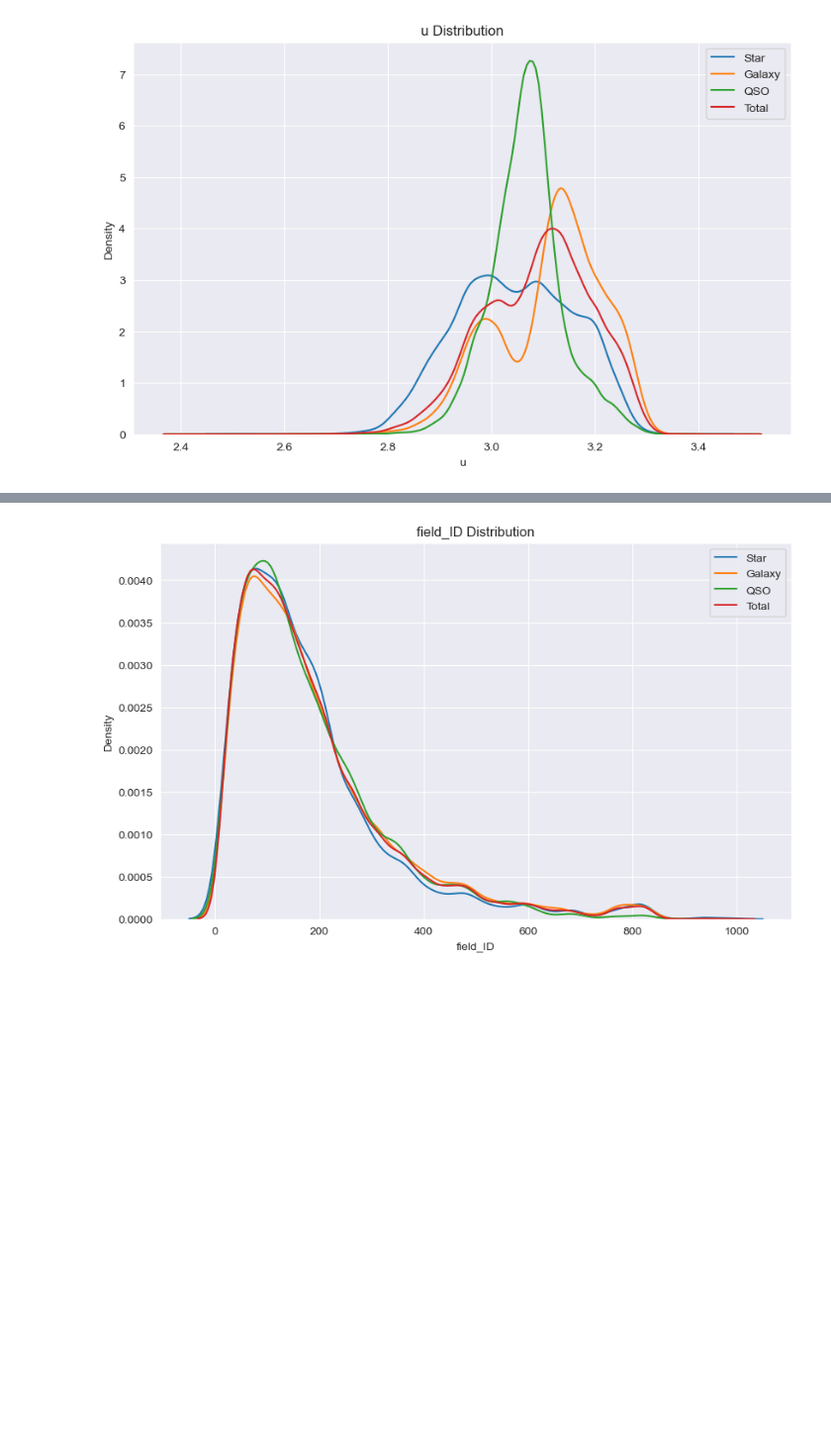
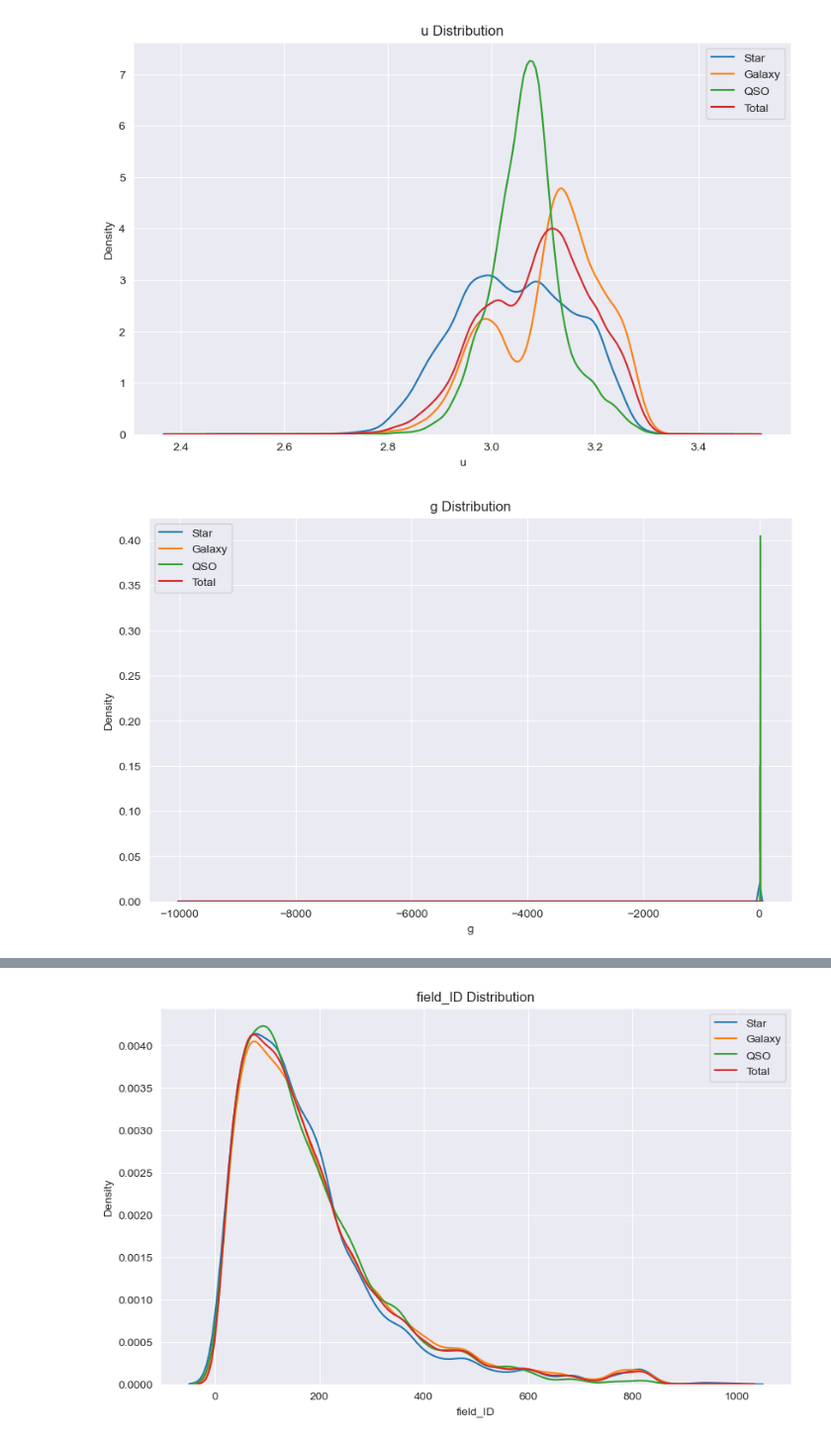
Before and after one commit to aSTRonuun/MachineLearning-2023-Vitor-Alves, a Jupyter notebook: 02-Stelar-Classification-Project/Stelar-Classification-Project.ipynb, the cells around one changed output, grey strips where cells are left out. Shown at 99% size. Saved outputs shown, nothing was run; the diff lists cells and outputs as text; code cells hidden in the pictures; blank space fills up the shorter version.

```diff
--- a/02-Stelar-Classification-Project/Stelar-Classification-Project.ipynb
+++ b/02-Stelar-Classification-Project/Stelar-Classification-Project.ipynb
@@ -181,0 +171,4 @@ features_selected.append(('u', True))
+# %%
+plot_feature('g')
+# %% [output]
+[figure, added]
```
Also changed, not shown: parts of 44 cells of this notebook.
